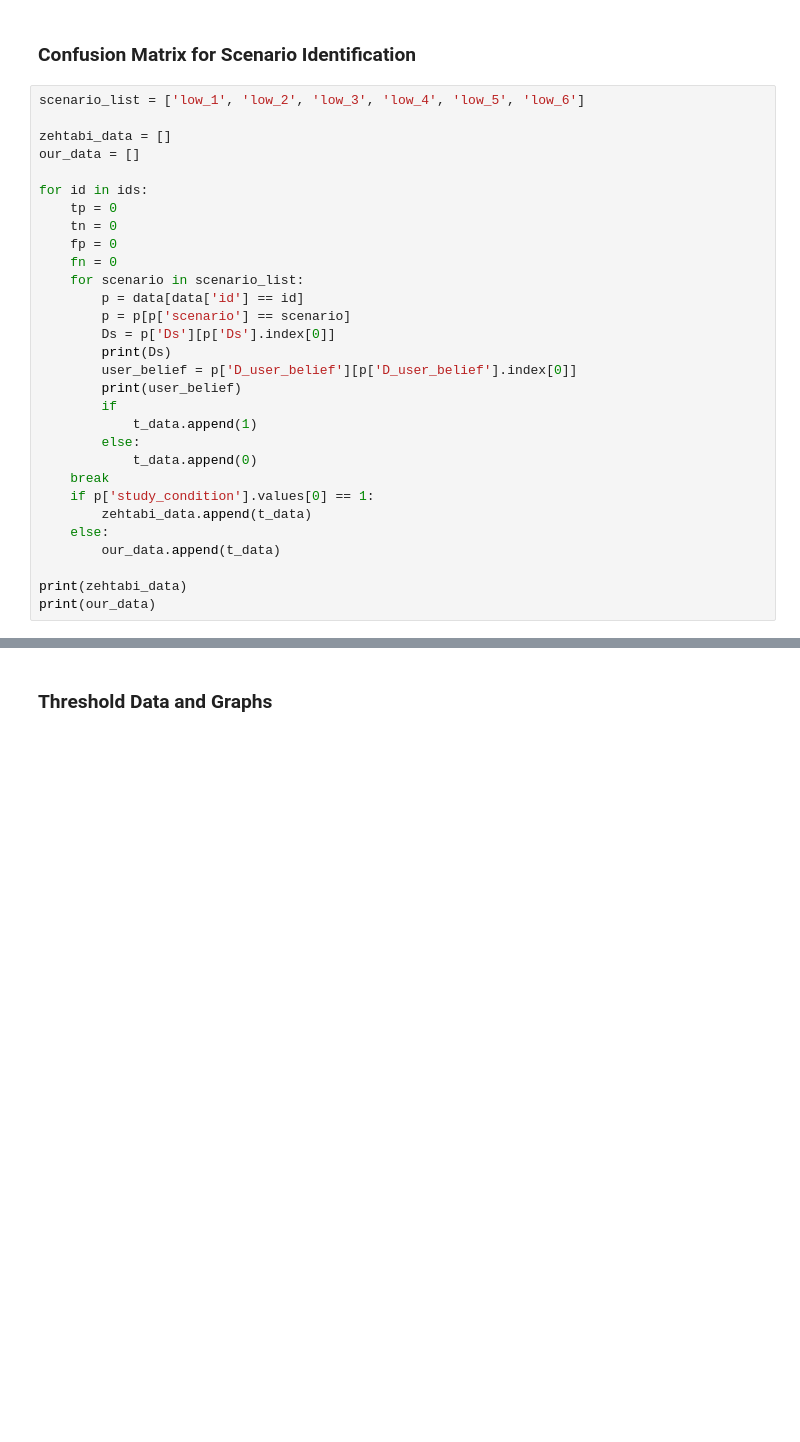
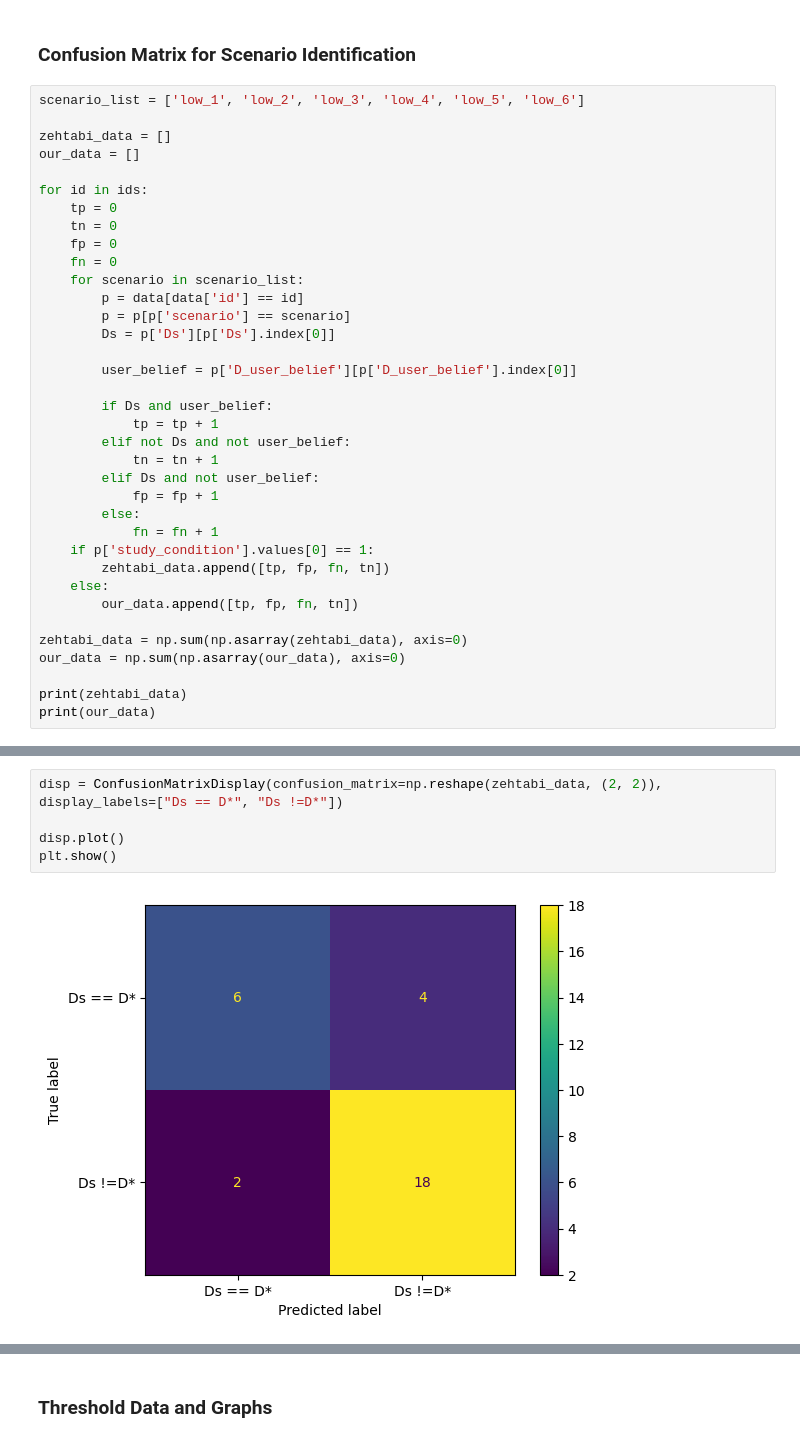
Before and after one commit to Ethan-Schneider/analysis_code, a Jupyter notebook: analysis.ipynb, the cells around one changed output, grey strips where cells are left out. Saved outputs shown, nothing was run; the diff lists cells and outputs as text; blank space fills up the shorter version.

```diff
--- a/analysis.ipynb
+++ b/analysis.ipynb
@@ -632,18 +719,24 @@ for id in ids:
         p = data[data['id'] == id]
         p = p[p['scenario'] == scenario]
         Ds = p['Ds'][p['Ds'].index[0]]
-        print(Ds)
+
         user_belief = p['D_user_belief'][p['D_user_belief'].index[0]]
-        print(user_belief)
-        if
-            t_data.append(1)
+
+        if Ds and user_belief:
+            tp = tp + 1
+        elif not Ds and not user_belief:
+            tn = tn + 1
+        elif Ds and not user_belief:
+            fp = fp + 1
         else:
-            t_data.append(0)
-    break
+            fn = fn + 1
     if p['study_condition'].values[0] == 1:
-        zehtabi_data.append(t_data)
+        zehtabi_data.append([tp, fp, fn, tn])
     else:
-        our_data.append(t_data)
+        our_data.append([tp, fp, fn, tn])
+
+zehtabi_data = np.sum(np.asarray(zehtabi_data), axis=0)
+our_data = np.sum(np.asarray(our_data), axis=0)
 
 print(zehtabi_data)
 print(our_data)
@@ -682,0 +746,7 @@ plt.show()
+# %%
+disp = ConfusionMatrixDisplay(confusion_matrix=np.reshape(zehtabi_data, (2, 2)), display_labels=["Ds == D*", "Ds !=D*"])
+
+disp.plot()
+plt.show()
+# %% [output]
+[figure, added]
```
Also changed, not shown: parts of 12 cells of this notebook, 1 other file.
